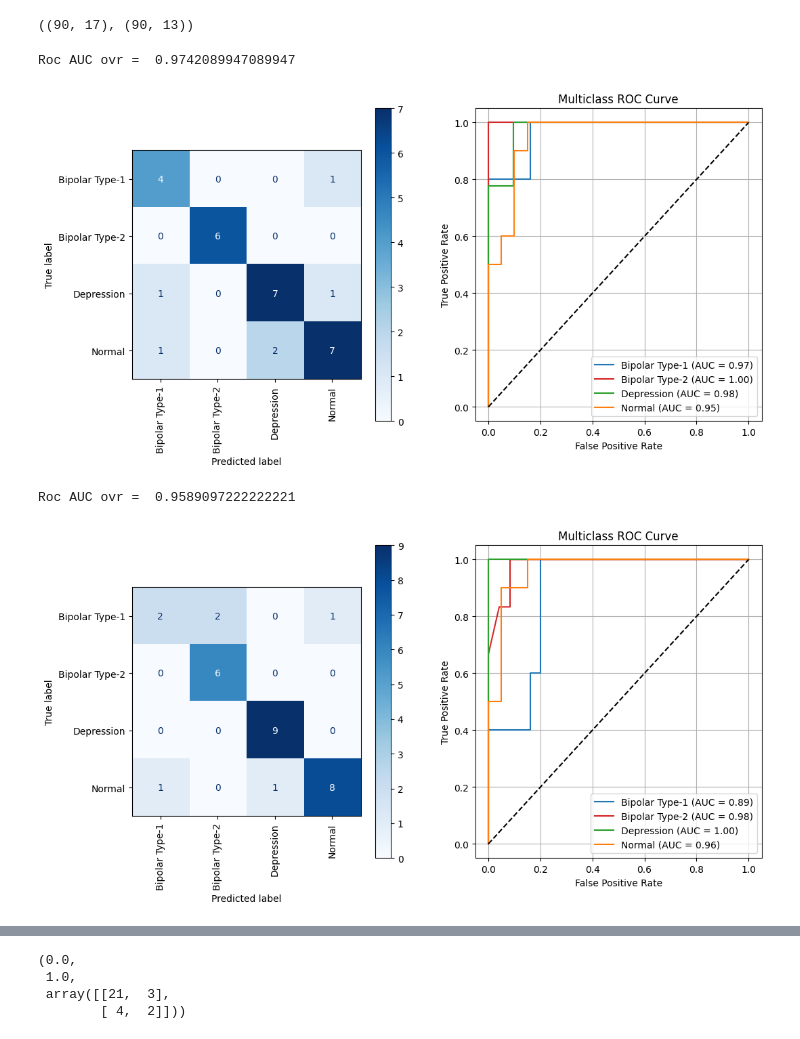
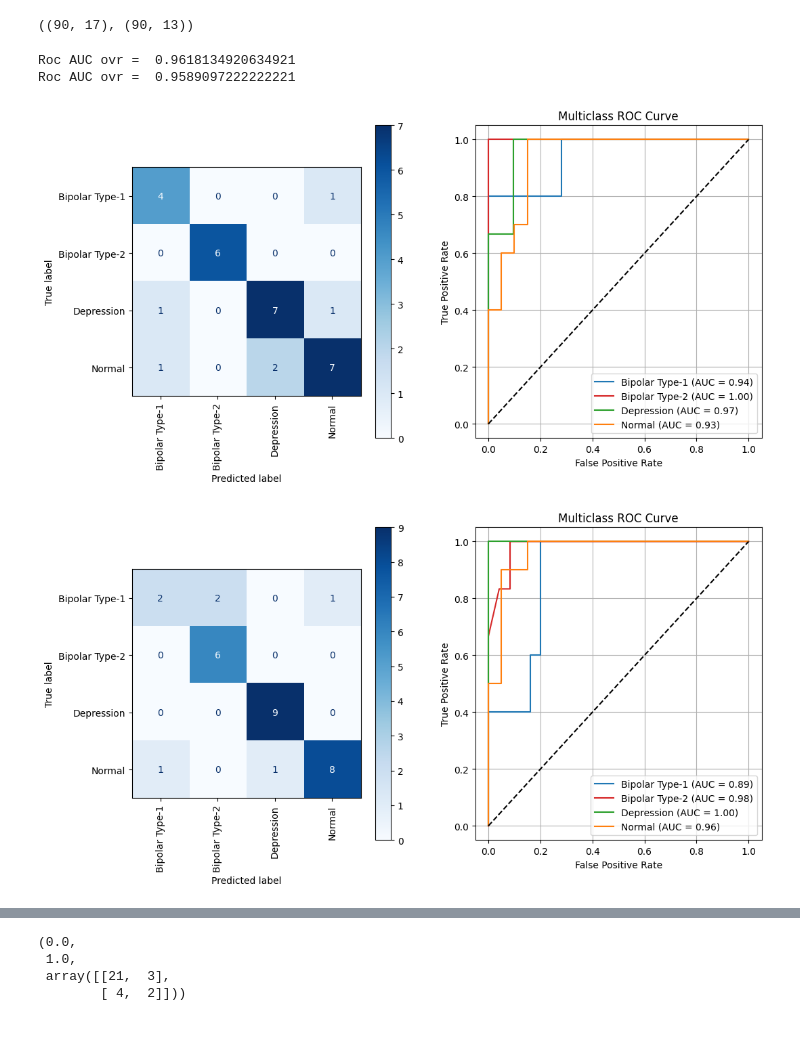
Before and after one commit to Ajver/mental-disorder-diagnosis, a Jupyter notebook: compare_datasets.ipynb, the cells around one changed output, grey strips where cells are left out. Cells and saved outputs as stored; diff of their text form; code cells hidden in the pictures.

Commit message:
Compare datasets on all 3 classifiers

```diff
--- a/compare_datasets.ipynb
+++ b/compare_datasets.ipynb
@@ -87,16 +73,15 @@ def plot_CM_and_ROC(model: Pipeline, X_test: pd.DataFrame, y_test: pd.Series):
     ax.legend(loc='lower right')
     ax.grid(True)
 # %%
-classifier_full = create_random_forest(params_full_dataset)
-classifier_full.fit(X_train_full, y_train_full)
-plot_CM_and_ROC(classifier_full, X_test_full, y_test_full)
+random_forest_full = create_random_forest(load_model_params("random_forest"))
+random_forest_full.fit(X_train_full, y_train_full)
+plot_CM_and_ROC(random_forest_full, X_test_full, y_test_full)
+
+random_forest_simple = create_random_forest(load_model_params("random_forest"))
+random_forest_simple.fit(X_train_simple, y_train_simple)
+plot_CM_and_ROC(random_forest_simple, X_test_simple, y_test_simple)
 # %% [output]
-Roc AUC ovr =  0.9742089947089947
+Roc AUC ovr =  0.9618134920634921
+Roc AUC ovr =  0.9589097222222221
-[figure, old version]
+[figure, new version]
+[figure, added]
-# %%
-classifier_simple = create_random_forest(params_simplified_dataset, random_state=42)
-classifier_simple.fit(X_train_simple, y_train_simple)
-plot_CM_and_ROC(classifier_simple, X_test_simple, y_test_simple)
-# %% [output]
-Roc AUC ovr =  0.9589097222222221
-[figure, removed]
```
Also changed, not shown: parts of 9 cells of this notebook.
